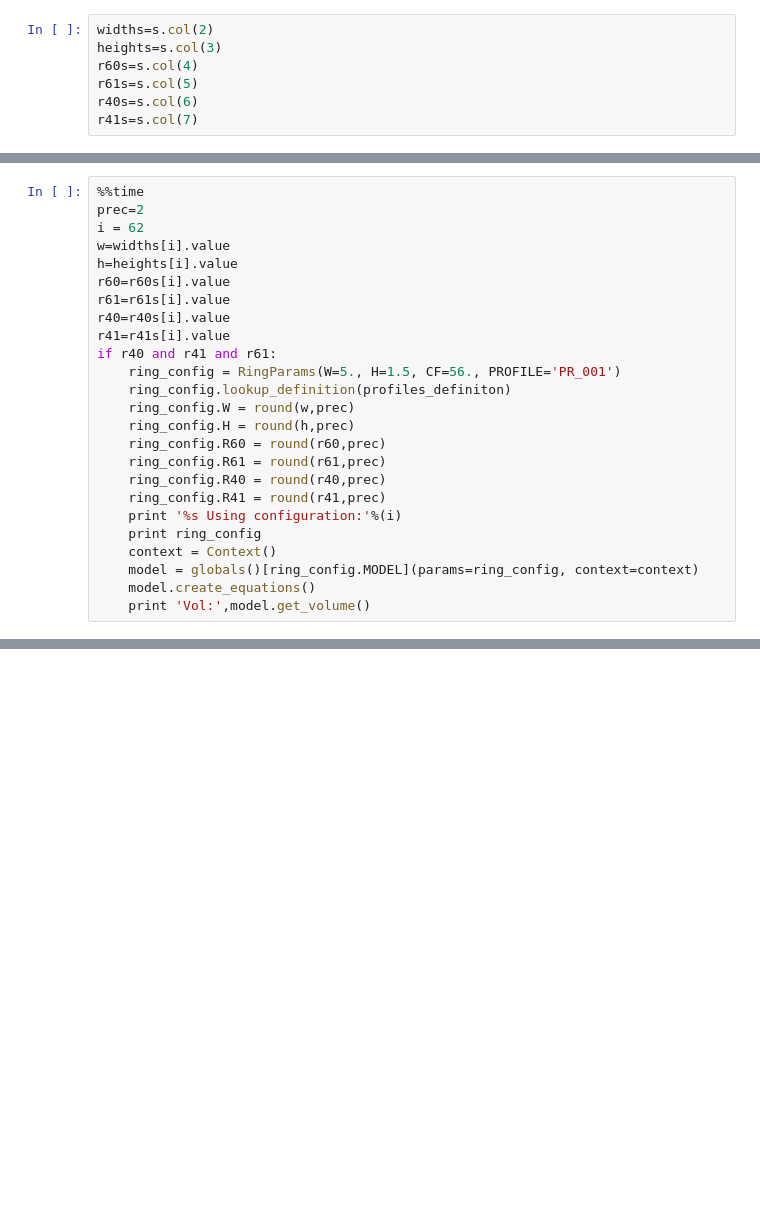
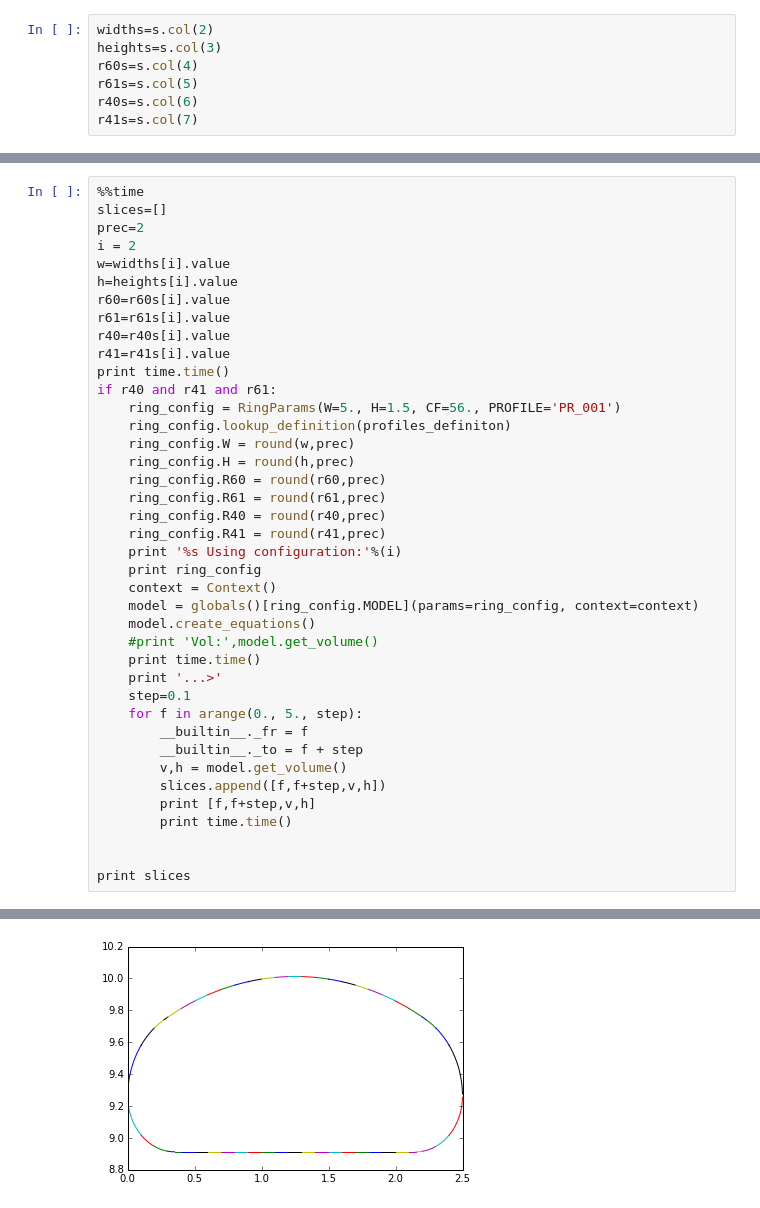
Before and after one commit to AttilaForgacs/ring, a Jupyter notebook: get_volumizer.ipynb, the cells around one changed output, grey strips where cells are left out. Cells and saved outputs as stored; diff of their text form; blank space fills up the shorter version.

```diff
--- a/get_volumizer.ipynb
+++ b/get_volumizer.ipynb
@@ -72,13 +73,15 @@ solutions:
 # %%
 %%time
+slices=[]
 prec=2
-i = 62
+i = 2
 w=widths[i].value
 h=heights[i].value
 r60=r60s[i].value
 r61=r61s[i].value
 r40=r40s[i].value
 r41=r41s[i].value
+print time.time()
 if r40 and r41 and r61:
     ring_config = RingParams(W=5., H=1.5, CF=56., PROFILE='PR_001')
     ring_config.lookup_definition(profiles_definiton)
@@ -93,5 +96,18 @@ if r40 and r41 and r61:
     context = Context()
     model = globals()[ring_config.MODEL](params=ring_config, context=context)
     model.create_equations()
-    print 'Vol:',model.get_volume()
+    #print 'Vol:',model.get_volume()
+    print time.time()
+    print '...>'
+    step=0.1
+    for f in arange(0., 5., step):
+        __builtin__._fr = f
+        __builtin__._to = f + step
+        v,h = model.get_volume()
+        slices.append([f,f+step,v,h])
+        print [f,f+step,v,h]
+        print time.time()
+
+
+print slices
 # %% [output]
@@ -103,0 +131 @@ Wall time: 16.2 s
+[figure, added]
```
Also changed, not shown: parts of 8 cells of this notebook, 3 other files.
